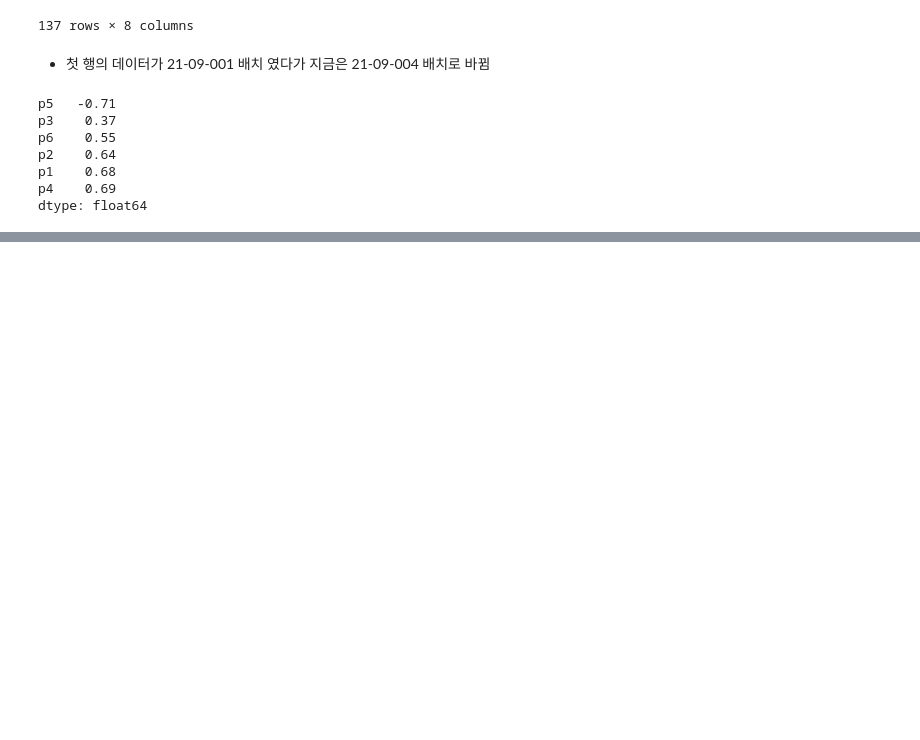
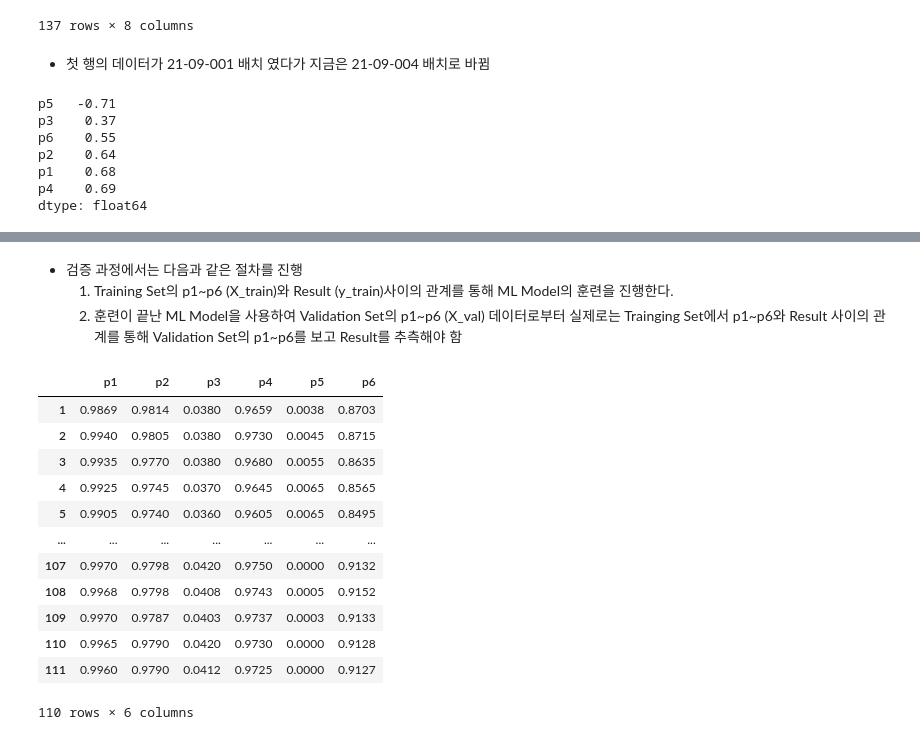
Before and after one commit to imbiotech/skbtML, a Jupyter notebook: k_pda_gmp_w_s.ipynb, the cells around one changed output, grey strips where cells are left out. Drawn from its saved outputs; the diff is of its cells as text; code cells hidden in the pictures; blank space fills up the shorter version.

```diff
--- a/k_pda_gmp_w_s.ipynb
+++ b/k_pda_gmp_w_s.ipynb
@@ -542,2 +575,27 @@ dtype: float64
 
 <img src="https://github.com/imbiotech/K-PDA_GMP_W-S/blob/main/Correlation_Original.png?raw=true" align='left'>
+# %% [markdown]
+- 검증 과정에서는 다음과 같은 절차를 진행
+    1. Training Set의 p1~p6 (X_train)와 Result (y_train)사이의 관계를 통해 ML Model의 훈련을 진행한다.
+    2. 훈련이 끝난 ML Model을 사용하여 Validation Set의 p1~p6 (X_val) 데이터로부터  실제로는 Trainging Set에서 p1~p6와 Result 사이의 관계를 통해 Validation Set의 p1~p6를 보고 Result를 추측해야 함
+# %%
+# 데이터 전처리 완료 및 모델 훈련 시작
+
+
+# 훈련 데이터 (X_train) 지정
+X_train = ipc_df_trn[features]
+X_train
+# %% [output]
+|  | p1 | p2 | p3 | p4 | p5 | p6 |
+| 1 | 0.9869 | 0.9814 | 0.0380 | 0.9659 | 0.0038 | 0.8703 |
+| 2 | 0.9940 | 0.9805 | 0.0380 | 0.9730 | 0.0045 | 0.8715 |
+| 3 | 0.9935 | 0.9770 | 0.0380 | 0.9680 | 0.0055 | 0.8635 |
+| 4 | 0.9925 | 0.9745 | 0.0370 | 0.9645 | 0.0065 | 0.8565 |
+| 5 | 0.9905 | 0.9740 | 0.0360 | 0.9605 | 0.0065 | 0.8495 |
+| ... | ... | ... | ... | ... | ... | ... |
+| 107 | 0.9970 | 0.9798 | 0.0420 | 0.9750 | 0.0000 | 0.9132 |
+| 108 | 0.9968 | 0.9798 | 0.0408 | 0.9743 | 0.0005 | 0.9152 |
+| 109 | 0.9970 | 0.9787 | 0.0403 | 0.9737 | 0.0003 | 0.9133 |
+| 110 | 0.9965 | 0.9790 | 0.0420 | 0.9730 | 0.0000 | 0.9128 |
+| 111 | 0.9960 | 0.9790 | 0.0412 | 0.9725 | 0.0000 | 0.9127 |
+110 rows × 6 columns
```
Also changed, not shown: parts of 15 cells of this notebook.
